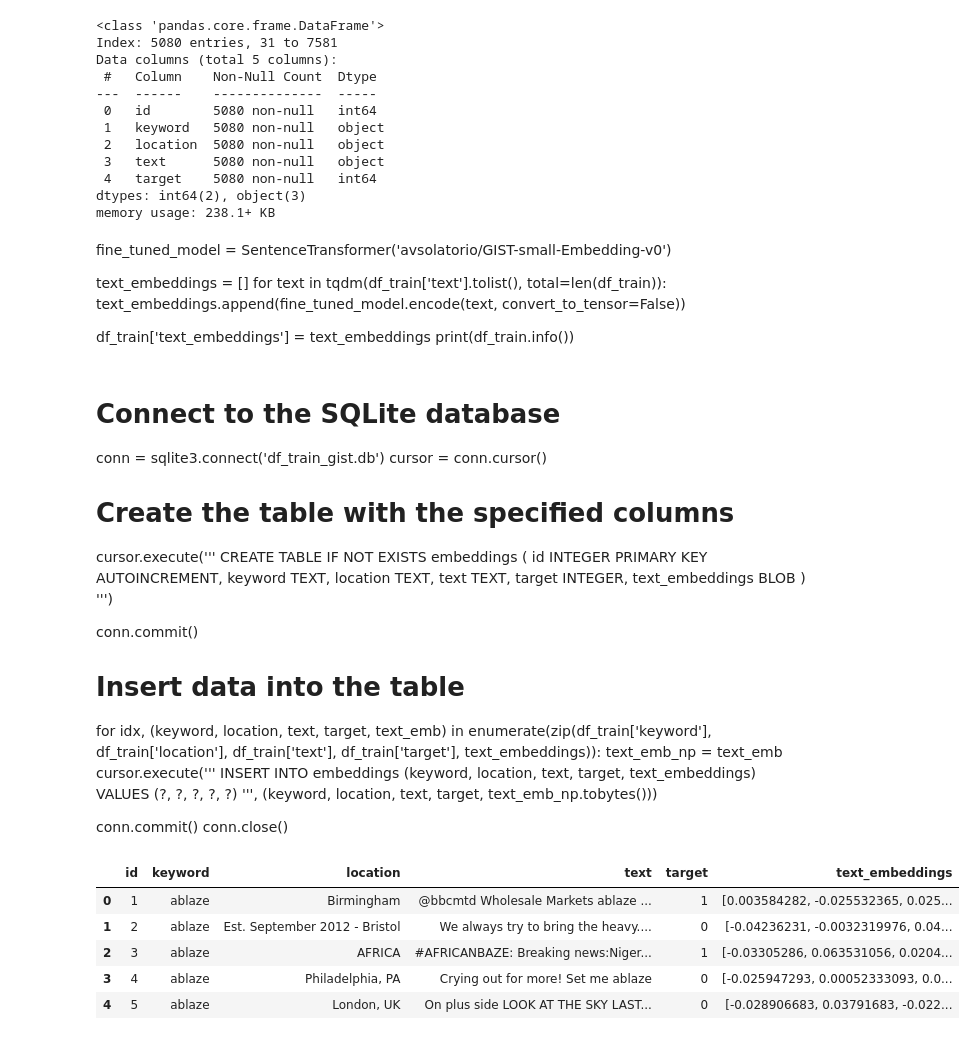
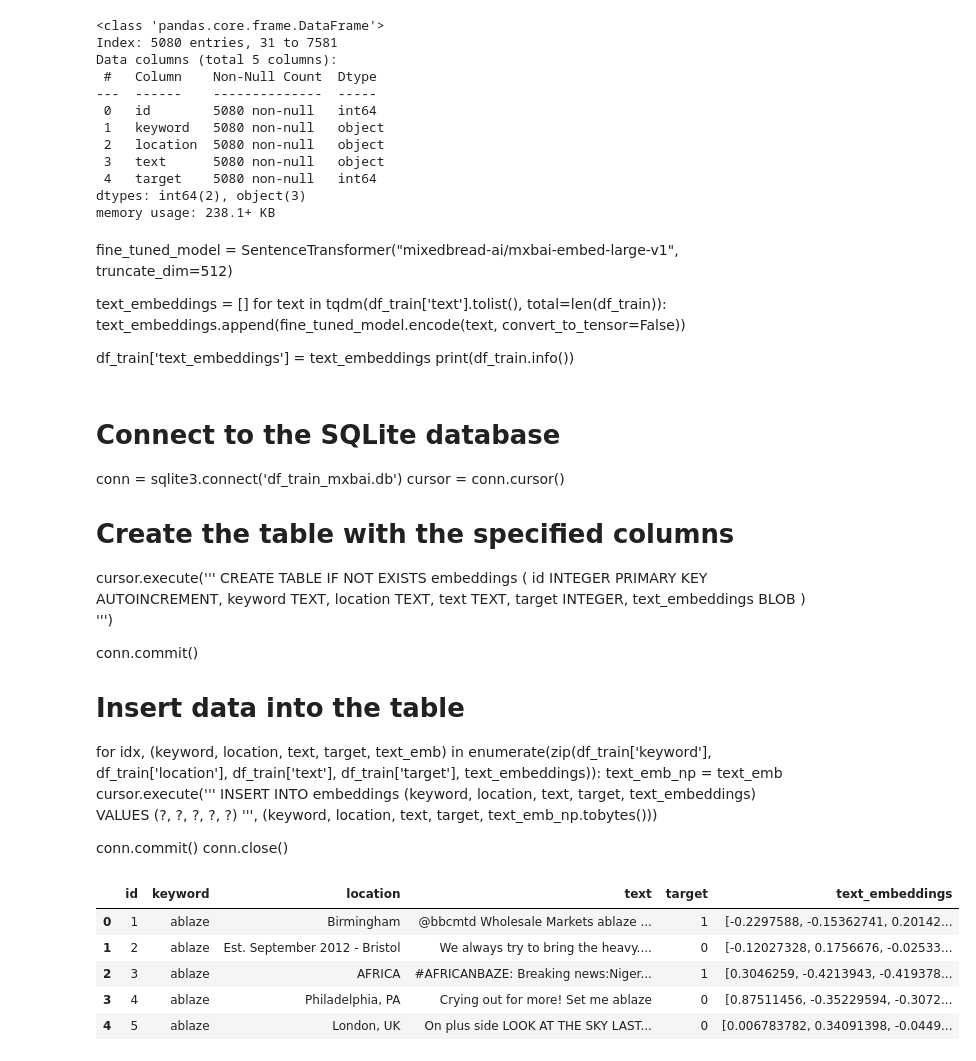
Before and after one commit to matthewlewis123/Disaster-prediction, a Jupyter notebook: Disaster_prediction.ipynb, the cells around one changed output. Cells and saved outputs as stored; diff of their text form; code cells hidden in the pictures.

```diff
--- a/Disaster_prediction.ipynb
+++ b/Disaster_prediction.ipynb
@@ -47,7 +59,7 @@ Data columns (total 5 columns):
 dtypes: int64(2), object(3)
 memory usage: 238.1+ KB
 # %% [markdown]
-fine_tuned_model = SentenceTransformer('avsolatorio/GIST-small-Embedding-v0')
+fine_tuned_model = SentenceTransformer("mixedbread-ai/mxbai-embed-large-v1", truncate_dim=512)
 
 text_embeddings = []
 for text in tqdm(df_train['text'].tolist(), total=len(df_train)):
@@ -58,7 +70,7 @@ df_train['text_embeddings'] = text_embeddings
 print(df_train.info())
 # %% [markdown]
 # Connect to the SQLite database
-conn = sqlite3.connect('df_train_gist.db')
+conn = sqlite3.connect('df_train_mxbai.db')
 cursor = conn.cursor()
 
 # Create the table with the specified columns
@@ -88,29 +100,29 @@ conn.close()
 # %%
 # Load the embeddings from the vector database
 def load_embeddings(db_path):
     conn = sqlite3.connect(db_path)
 
     query = 'SELECT * FROM embeddings'
     result = conn.execute(query).fetchall()
 
     columns = ['id', 'keyword', 'location', 'text', 'target', 'text_embeddings']
     df = pd.DataFrame(result, columns=columns)
 
     df['text_embeddings'] = df['text_embeddings'].apply(lambda x: np.frombuffer(x, dtype=np.float32))
 
     conn.close()
 
     return df
 
 # Usage
-db_path = 'df_train_gist.db'
+db_path = 'df_train_mxbai.db'
 training_df = load_embeddings(db_path)
 training_df.head()
 # %% [output]
 |  | id | keyword | location | text | target | text_embeddings |
-| 0 | 1 | ablaze | Birmingham | @bbcmtd Wholesale Markets ablaze ... | 1 | [0.003584282, -0.025532365, 0.025... |
-| 1 | 2 | ablaze | Est. September 2012 - Bristol | We always try to bring the heavy.... | 0 | [-0.04236231, -0.0032319976, 0.04... |
-| 2 | 3 | ablaze | AFRICA | #AFRICANBAZE: Breaking news:Niger... | 1 | [-0.03305286, 0.063531056, 0.0204... |
-| 3 | 4 | ablaze | Philadelphia, PA | Crying out for more! Set me ablaze | 0 | [-0.025947293, 0.00052333093, 0.0... |
-| 4 | 5 | ablaze | London, UK | On plus side LOOK AT THE SKY LAST... | 0 | [-0.028906683, 0.03791683, -0.022... |
+| 0 | 1 | ablaze | Birmingham | @bbcmtd Wholesale Markets ablaze ... | 1 | [-0.2297588, -0.15362741, 0.20142... |
+| 1 | 2 | ablaze | Est. September 2012 - Bristol | We always try to bring the heavy.... | 0 | [-0.12027328, 0.1756676, -0.02533... |
+| 2 | 3 | ablaze | AFRICA | #AFRICANBAZE: Breaking news:Niger... | 1 | [0.3046259, -0.4213943, -0.419378... |
+| 3 | 4 | ablaze | Philadelphia, PA | Crying out for more! Set me ablaze | 0 | [0.87511456, -0.35229594, -0.3072... |
+| 4 | 5 | ablaze | London, UK | On plus side LOOK AT THE SKY LAST... | 0 | [0.006783782, 0.34091398, -0.0449... |
 # %%
```
Also changed, not shown: parts of 6 cells of this notebook.
